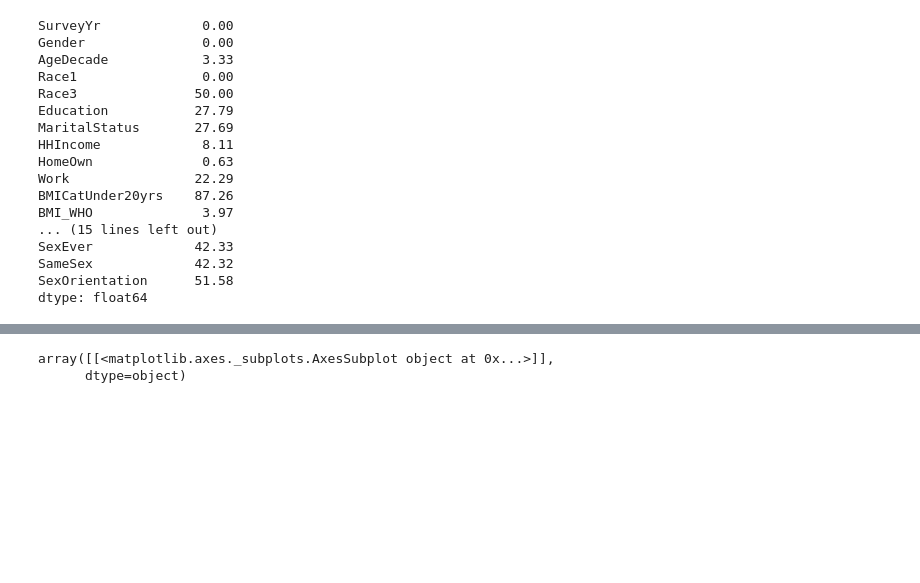
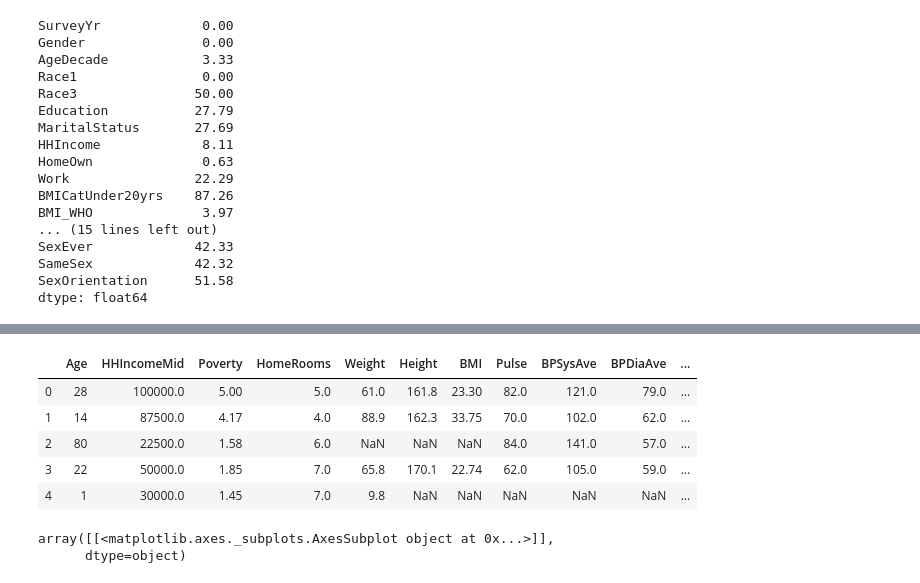
Before and after one commit to beddoed2/QNT755-Project, a Jupyter notebook: QNT755 Project.ipynb, the cells around one changed output, grey strips where cells are left out. Saved outputs shown, nothing was run; the diff lists cells and outputs as text; code cells hidden in the pictures; blank space fills up the shorter version.

```diff
--- a/QNT755 Project.ipynb
+++ b/QNT755 Project.ipynb
@@ -176,0 +478,7 @@ dtype: int64
+# %%
+for x in ['BMI_WHO']:
+    df2[x] = df2[x].apply(lambda x: 1 if x == str('12.0_18.5')
+            else 2 if x== str('18.5_to_24.9')
+            else 3 if x== str('25.0_to_29.9')
+            else 4 if x== str('30.0_plus')
+            else 5)
@@ -176,0 +496,5 @@ dtype: int64
+# %%
+for x in ['Diabetes', 'SleepTrouble','PhysActive','Smoke100']:
+    df2[x] = df2[x].apply(lambda x: 1 if x == str('Yes')
+            else 2 if x== str('No')
+            else 3)
@@ -176,0 +515,8 @@ dtype: int64
+# %%
+for x in ['HealthGen']:
+    df2[x] = df2[x].apply(lambda x: 1 if x == str('Poor')
+            else 2 if x== str('Fair')
+            else 3 if x== str('Good')
+            else 4 if x== str('Vgood')
+            else 5 if x== str('Excellent')
+            else 6)
@@ -176,0 +534,5 @@ dtype: int64
+# %%
+for x in ['Smoke100n']:
+    df2[x] = df2[x].apply(lambda x: 1 if x == str('Smoker')
+            else 2 if x== str('Non-Smoker')
+            else 3)
@@ -177,3 +564,12 @@ dtype: int64
+# %%
+df2.head()
+# %% [output]
+|  | Age | HHIncomeMid | Poverty | HomeRooms | Weight | Height | BMI | Pulse | BPSysAve | BPDiaAve | ... |
+| 0 | 28 | 100000.0 | 5.00 | 5.0 | 61.0 | 161.8 | 23.30 | 82.0 | 121.0 | 79.0 | ... |
+| 1 | 14 | 87500.0 | 4.17 | 4.0 | 88.9 | 162.3 | 33.75 | 70.0 | 102.0 | 62.0 | ... |
+| 2 | 80 | 22500.0 | 1.58 | 6.0 | NaN | NaN | NaN | 84.0 | 141.0 | 57.0 | ... |
+| 3 | 22 | 50000.0 | 1.85 | 7.0 | 65.8 | 170.1 | 22.74 | 62.0 | 105.0 | 59.0 | ... |
+| 4 | 1 | 30000.0 | 1.45 | 7.0 | 9.8 | NaN | NaN | NaN | NaN | NaN | ... |
 # %%
 import matplotlib as plt
 import seaborn as sns
```
Also changed, not shown: parts of 51 cells of this notebook.
